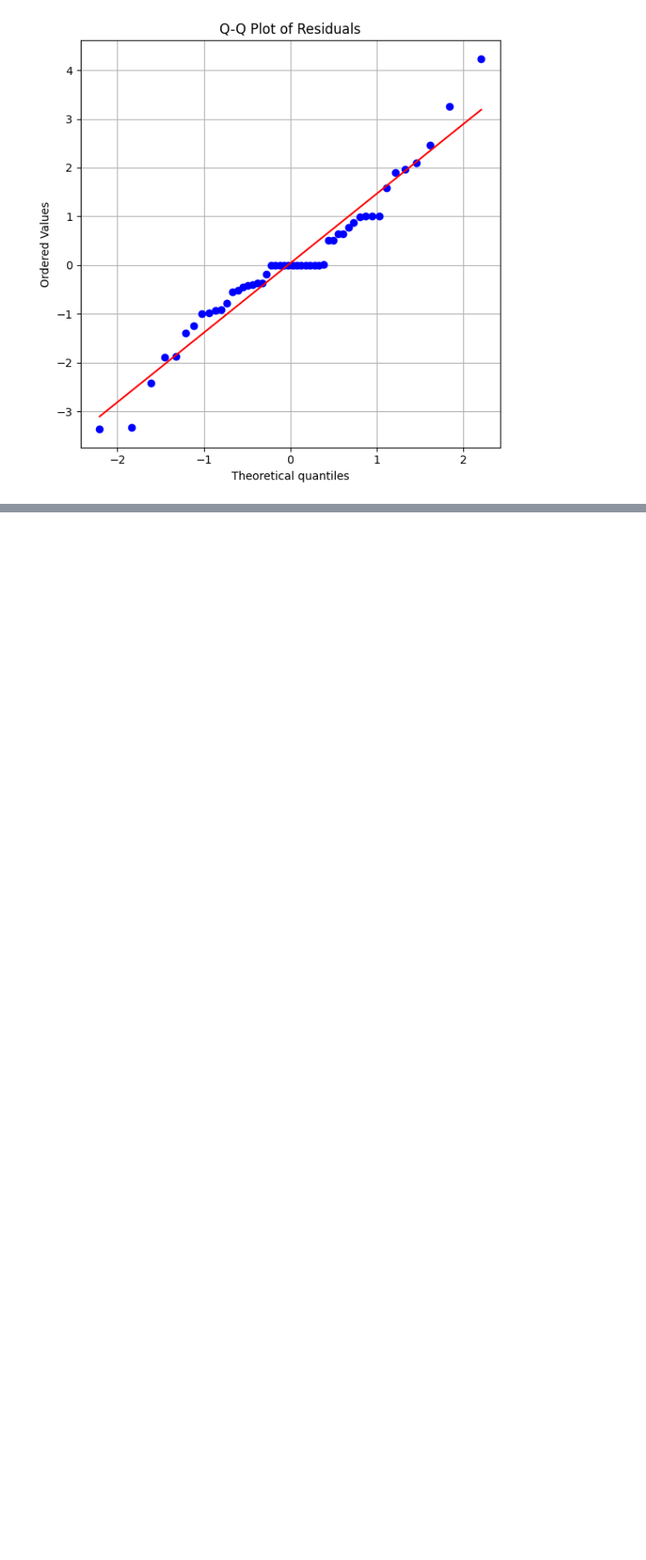
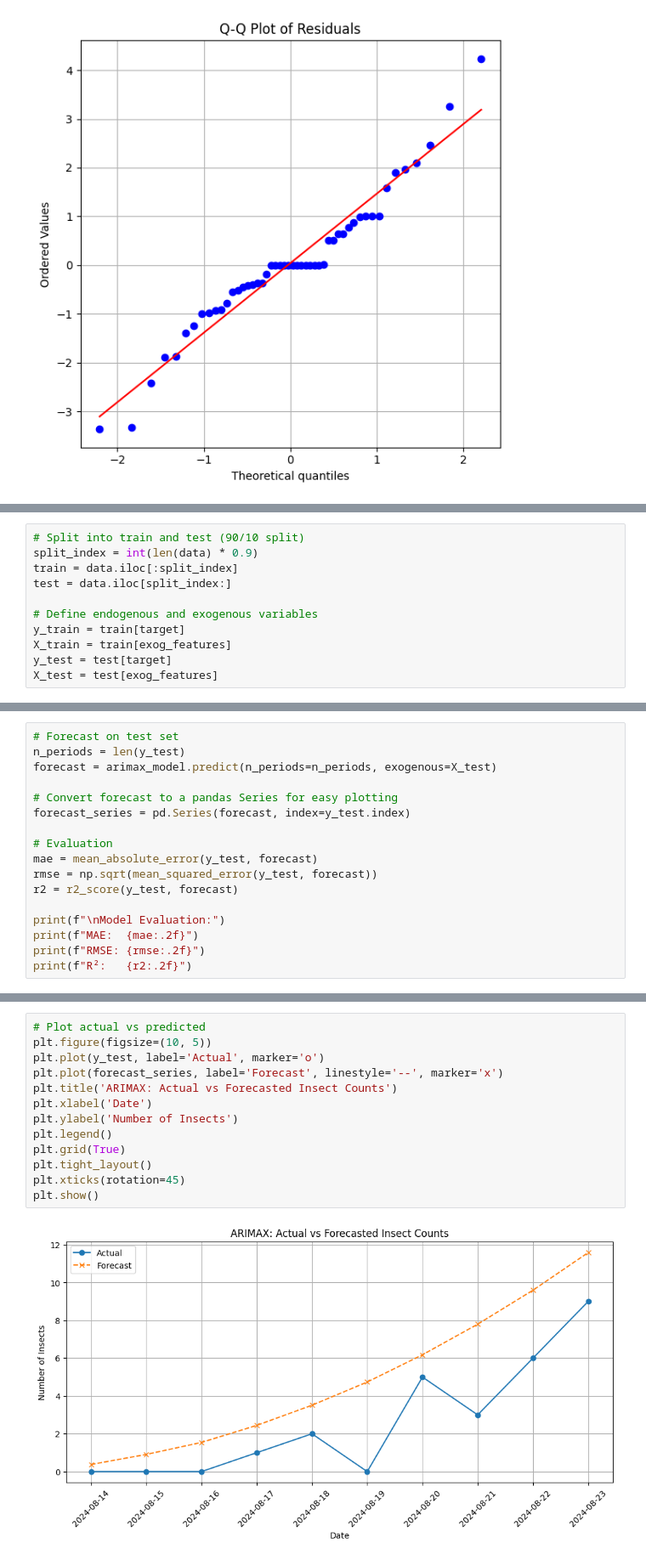
Before and after one commit to raz0208/Agritech-Pest-Prediction, a Jupyter notebook: Agritech_Pest_Prediction_ARIMAX_TSA.ipynb, the cells around one changed output, grey strips where cells are left out. Shown at 85% size. Cells and saved outputs as stored; diff of their text form; blank space fills up the shorter version.

```diff
--- a/Agritech_Pest_Prediction_ARIMAX_TSA.ipynb
+++ b/Agritech_Pest_Prediction_ARIMAX_TSA.ipynb
@@ -544,0 +560,11 @@ plt.show()
+# %%
+# Split into train and test (90/10 split)
+split_index = int(len(data) * 0.9)
+train = data.iloc[:split_index]
+test = data.iloc[split_index:]
+
+# Define endogenous and exogenous variables
+y_train = train[target]
+X_train = train[exog_features]
+y_test = test[target]
+X_test = test[exog_features]
@@ -544,0 +615,17 @@ plt.show()
+# %%
+# Forecast on test set
+n_periods = len(y_test)
+forecast = arimax_model.predict(n_periods=n_periods, exogenous=X_test)
+
+# Convert forecast to a pandas Series for easy plotting
+forecast_series = pd.Series(forecast, index=y_test.index)
+
+# Evaluation
+mae = mean_absolute_error(y_test, forecast)
+rmse = np.sqrt(mean_squared_error(y_test, forecast))
+r2 = r2_score(y_test, forecast)
+
+print(f"\nModel Evaluation:")
+print(f"MAE:  {mae:.2f}")
+print(f"RMSE: {rmse:.2f}")
+print(f"R²:   {r2:.2f}")
@@ -544,0 +637,15 @@ plt.show()
+# %%
+# Plot actual vs predicted
+plt.figure(figsize=(10, 5))
+plt.plot(y_test, label='Actual', marker='o')
+plt.plot(forecast_series, label='Forecast', linestyle='--', marker='x')
+plt.title('ARIMAX: Actual vs Forecasted Insect Counts')
+plt.xlabel('Date')
+plt.ylabel('Number of Insects')
+plt.legend()
+plt.grid(True)
+plt.tight_layout()
+plt.xticks(rotation=45)
+plt.show()
+# %% [output]
+[figure, added]
```
Also changed, not shown: parts of 5 cells of this notebook.
